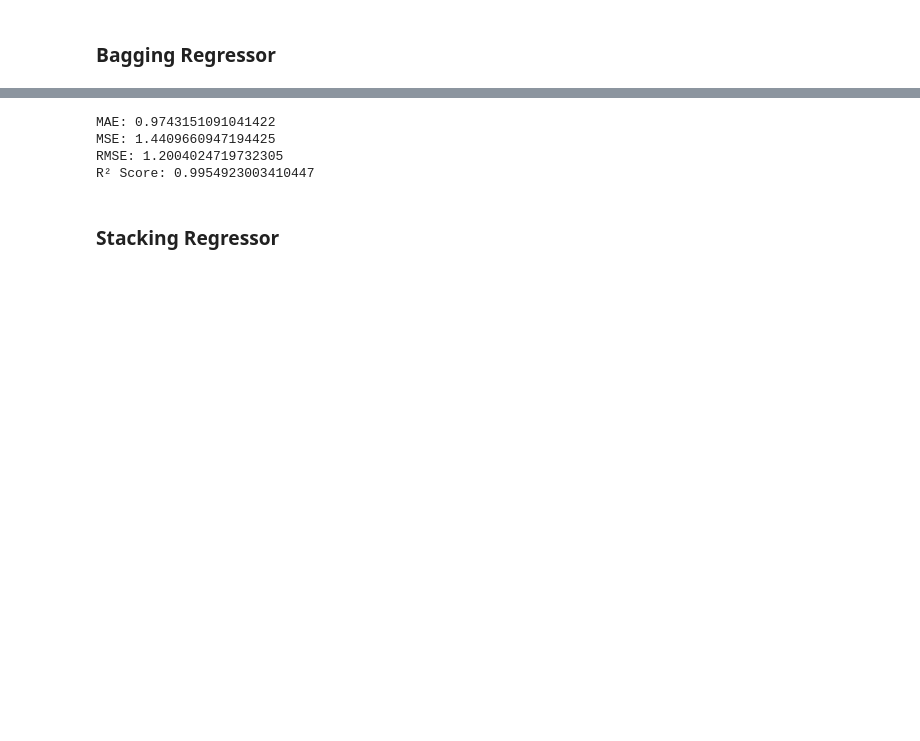
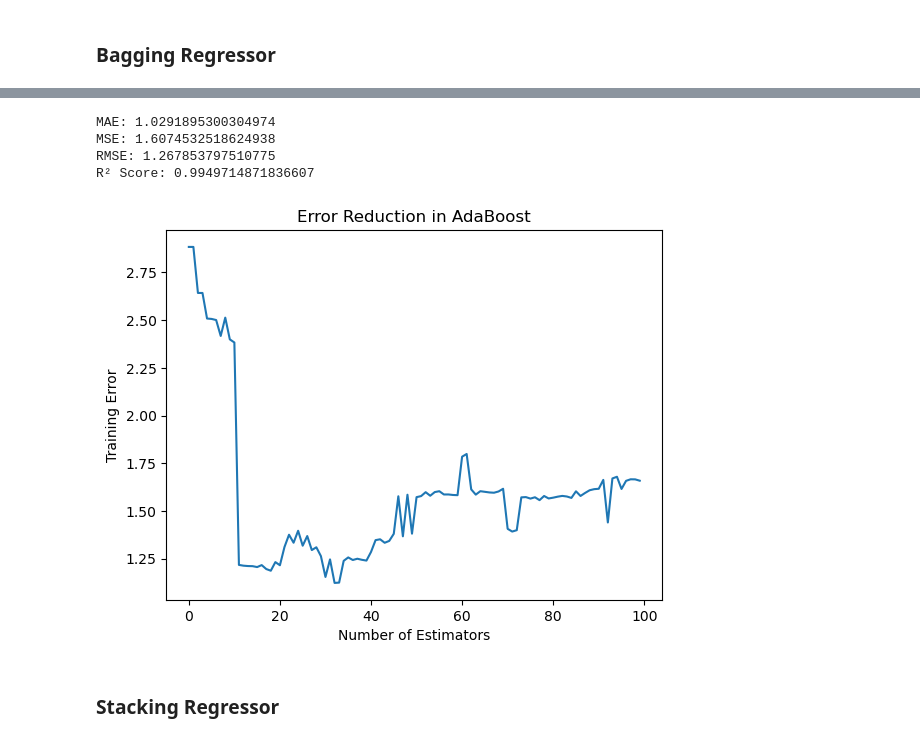
Before and after one commit to emmamitm/MLFInalProject, a Jupyter notebook: horses.ipynb, the cells around one changed output, grey strips where cells are left out. Cells and saved outputs as stored; diff of their text form; code cells hidden in the pictures; blank space fills up the shorter version.

```diff
--- a/horses.ipynb
+++ b/horses.ipynb
@@ -368,18 +388,28 @@ R² Score: 0.9997653754009569
 # %%
 from sklearn.ensemble import AdaBoostRegressor
 
 ada = AdaBoostRegressor(estimator=None, n_estimators = 100, learning_rate = 1)
 
 ada.fit(x_train, y_train)
 
 y_pred = ada.predict(x_test)
 
 metrics(y_test, y_pred)
+
+train_errors = []
+for pred in ada.staged_predict(x_train):
+    train_errors.append(mean_squared_error(y_train, pred))
+plt.plot(range(len(train_errors)), train_errors)
+plt.xlabel("Number of Estimators")
+plt.ylabel("Training Error")
+plt.title("Error Reduction in AdaBoost")
+plt.show()
 # %% [output]
-MAE: 0.9743151091041422
-MSE: 1.4409660947194425
-RMSE: 1.2004024719732305
-R² Score: 0.9954923003410447
+MAE: 1.0291895300304974
+MSE: 1.6074532518624938
+RMSE: 1.267853797510775
+R² Score: 0.9949714871836607
+[figure, added]
 # %% [markdown]
 ### Stacking Regressor
 # %%
```
Also changed, not shown: parts of 12 cells of this notebook.
